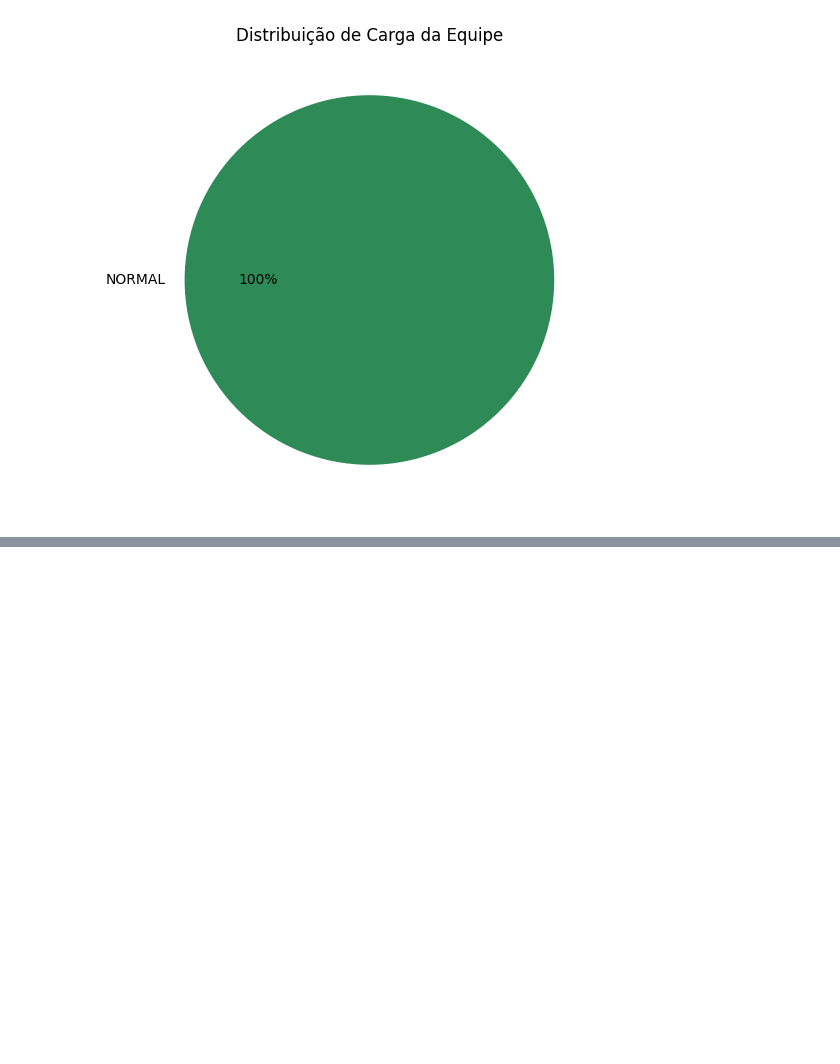
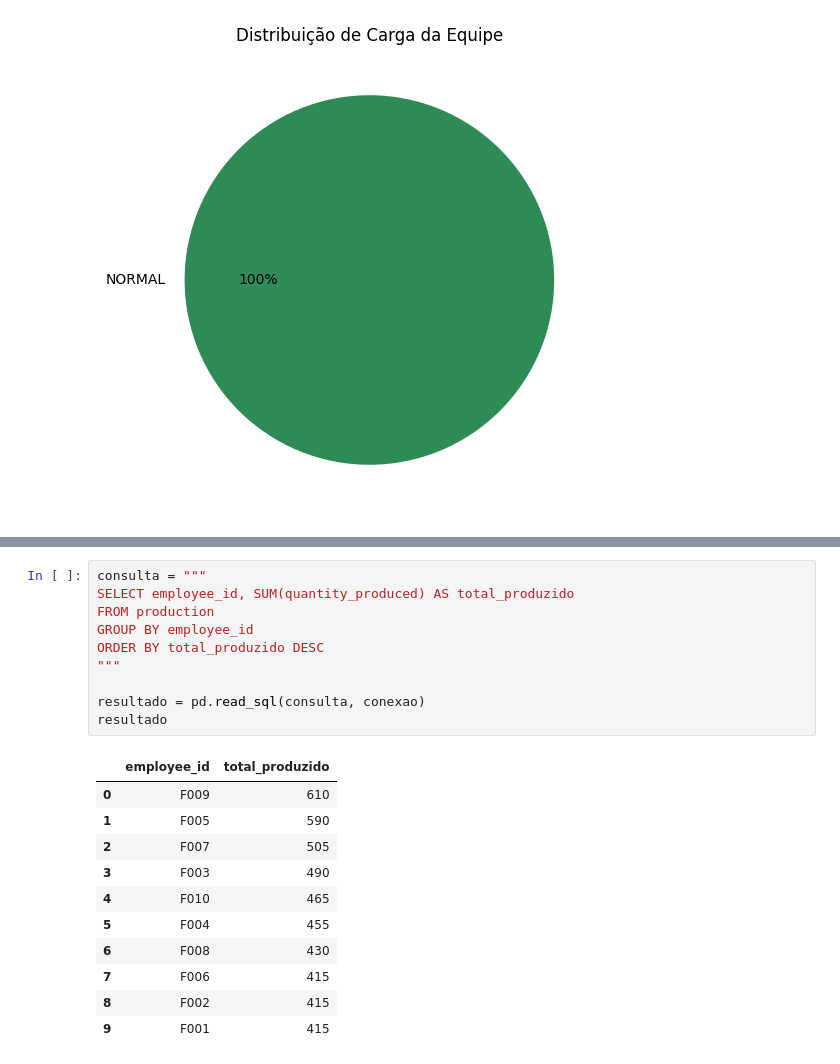
Before and after one commit to Sweetata/smartflow, a Jupyter notebook: analise_smartflow.ipynb, the cells around one changed output, grey strips where cells are left out. Cells and saved outputs as stored; diff of their text form; blank space fills up the shorter version.

```diff
--- a/analise_smartflow.ipynb
+++ b/analise_smartflow.ipynb
@@ -133,0 +145,22 @@ plt.show()
+# %%
+consulta = """
+SELECT employee_id, SUM(quantity_produced) AS total_produzido
+FROM production
+GROUP BY employee_id
+ORDER BY total_produzido DESC
+"""
+
+resultado = pd.read_sql(consulta, conexao)
+resultado
+# %% [output]
+|  | employee_id | total_produzido |
+| 0 | F009 | 610 |
+| 1 | F005 | 590 |
+| 2 | F007 | 505 |
+| 3 | F003 | 490 |
+| 4 | F010 | 465 |
+| 5 | F004 | 455 |
+| 6 | F008 | 430 |
+| 7 | F006 | 415 |
+| 8 | F002 | 415 |
+| 9 | F001 | 415 |
```
Also changed, not shown: parts of 3 cells of this notebook.
